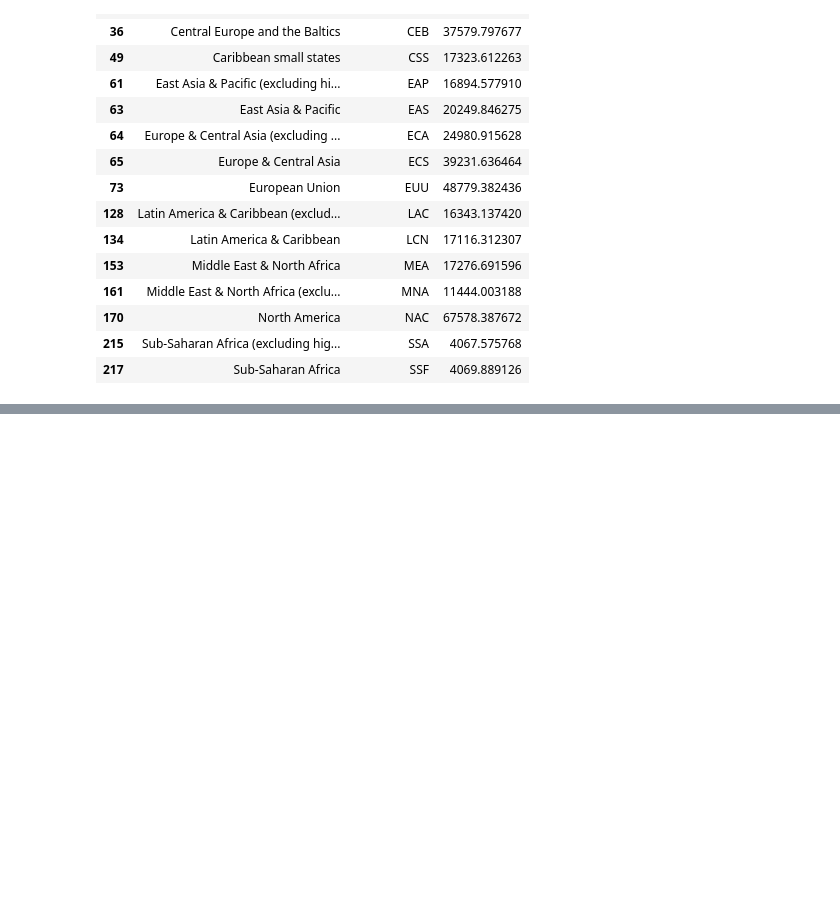
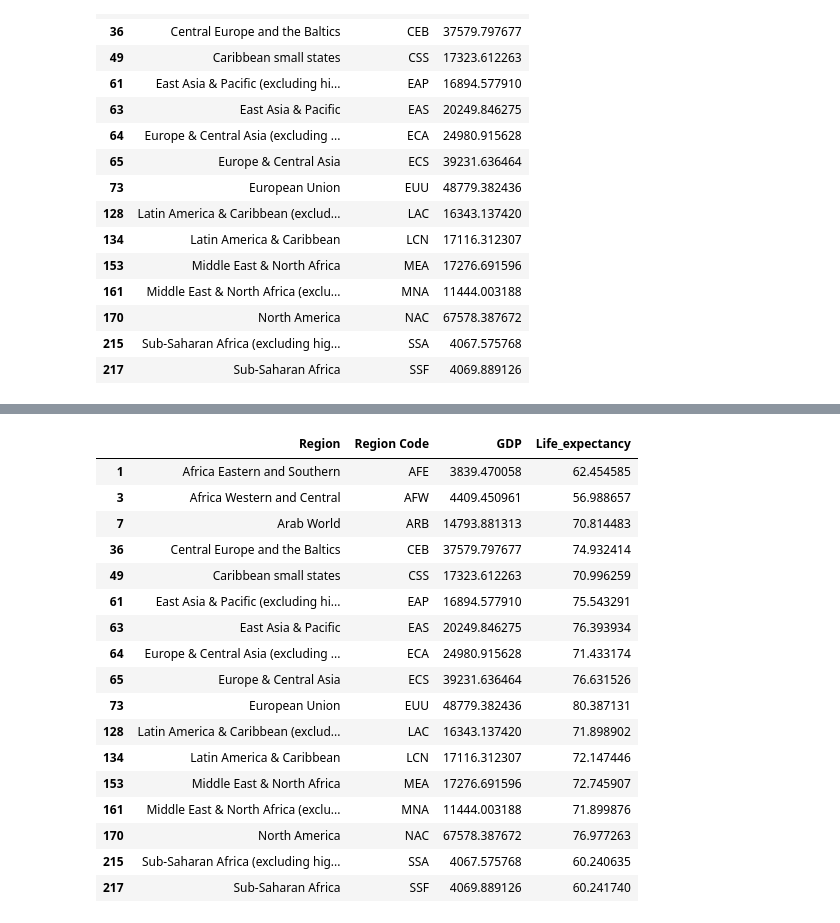
Before and after one commit to varjakm/Andmetehnika_projekt, a Jupyter notebook: projekt.ipynb, the cells around one changed output, grey strips where cells are left out. Saved outputs shown, nothing was run; the diff lists cells and outputs as text; code cells hidden in the pictures; blank space fills up the shorter version.

Commit message:
GDP lifeexpectancy 2021 table2

```diff
--- a/projekt.ipynb
+++ b/projekt.ipynb
@@ -258,0 +234,6 @@ gdp_life_expectancy = pd.concat([regions_df2, life_expectancy_df2], axis=1, join
+# %%
+#Same with life expectancy table
+life_expectancy_df = df_list[1]
+life_expectancy_2021_df = life_expectancy_df[['Country Name', 'Country Code', '2021']]
+life_expectancy_2021_df.rename(columns = {'Country Name' : 'Region', 'Country Code' : 'Region Code', '2021':'Life_expectancy'}, inplace = True)
+life_expectancy_2021_df
@@ -258,0 +282,25 @@ gdp_life_expectancy = pd.concat([regions_df2, life_expectancy_df2], axis=1, join
+# %%
+#Join gdp and life expectancy 2021 tables
+
+gdp_lifeexpectancy_literacy_df = pd.concat([regions_gdp_2021_df, life_expectancy_2021_df], axis=1, join="inner")
+gdp_lifeexpectancy_literacy_df2 = gdp_lifeexpectancy_literacy_df.loc[:, ~gdp_lifeexpectancy_literacy_df.columns.duplicated()]
+gdp_lifeexpectancy_literacy_df2
+# %% [output]
+|  | Region | Region Code | GDP | Life_expectancy |
+| 1 | Africa Eastern and Southern | AFE | 3839.470058 | 62.454585 |
+| 3 | Africa Western and Central | AFW | 4409.450961 | 56.988657 |
+| 7 | Arab World | ARB | 14793.881313 | 70.814483 |
+| 36 | Central Europe and the Baltics | CEB | 37579.797677 | 74.932414 |
+| 49 | Caribbean small states | CSS | 17323.612263 | 70.996259 |
+| 61 | East Asia & Pacific (excluding hi... | EAP | 16894.577910 | 75.543291 |
+| 63 | East Asia & Pacific | EAS | 20249.846275 | 76.393934 |
+| 64 | Europe & Central Asia (excluding ... | ECA | 24980.915628 | 71.433174 |
+| 65 | Europe & Central Asia | ECS | 39231.636464 | 76.631526 |
+| 73 | European Union | EUU | 48779.382436 | 80.387131 |
+| 128 | Latin America & Caribbean (exclud... | LAC | 16343.137420 | 71.898902 |
+| 134 | Latin America & Caribbean | LCN | 17116.312307 | 72.147446 |
+| 153 | Middle East & North Africa | MEA | 17276.691596 | 72.745907 |
+| 161 | Middle East & North Africa (exclu... | MNA | 11444.003188 | 71.899876 |
+| 170 | North America | NAC | 67578.387672 | 76.977263 |
+| 215 | Sub-Saharan Africa (excluding hig... | SSA | 4067.575768 | 60.240635 |
+| 217 | Sub-Saharan Africa | SSF | 4069.889126 | 60.241740 |
```
Also changed, not shown: parts of 5 cells of this notebook.
